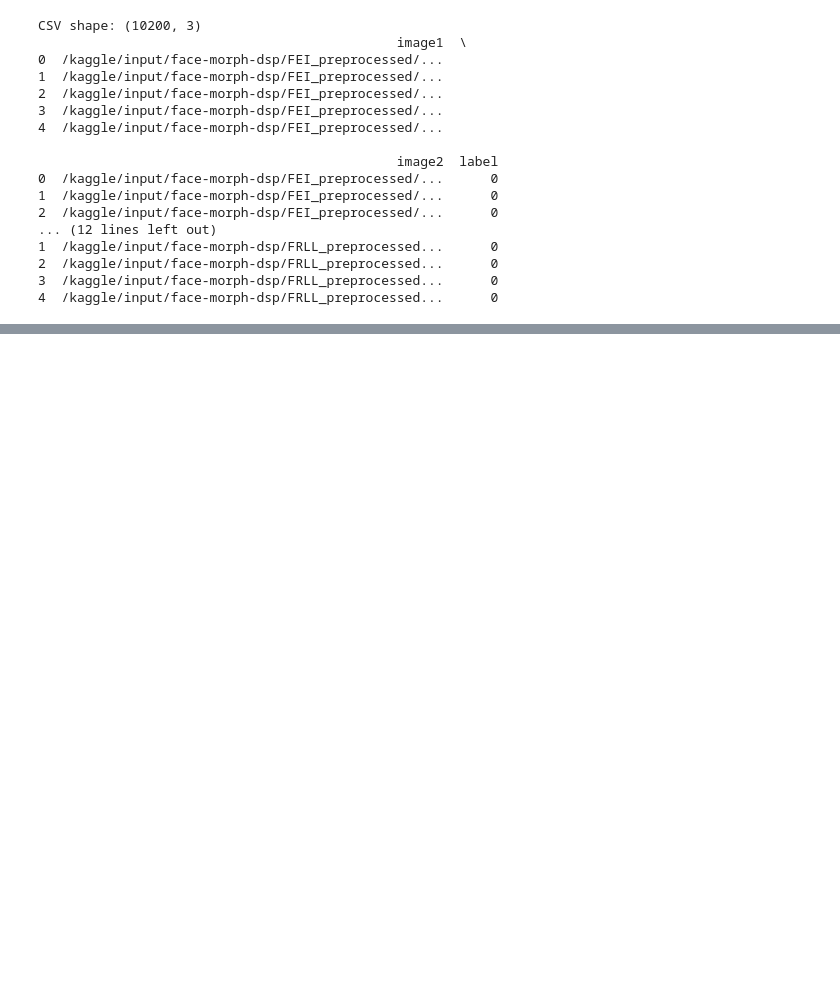
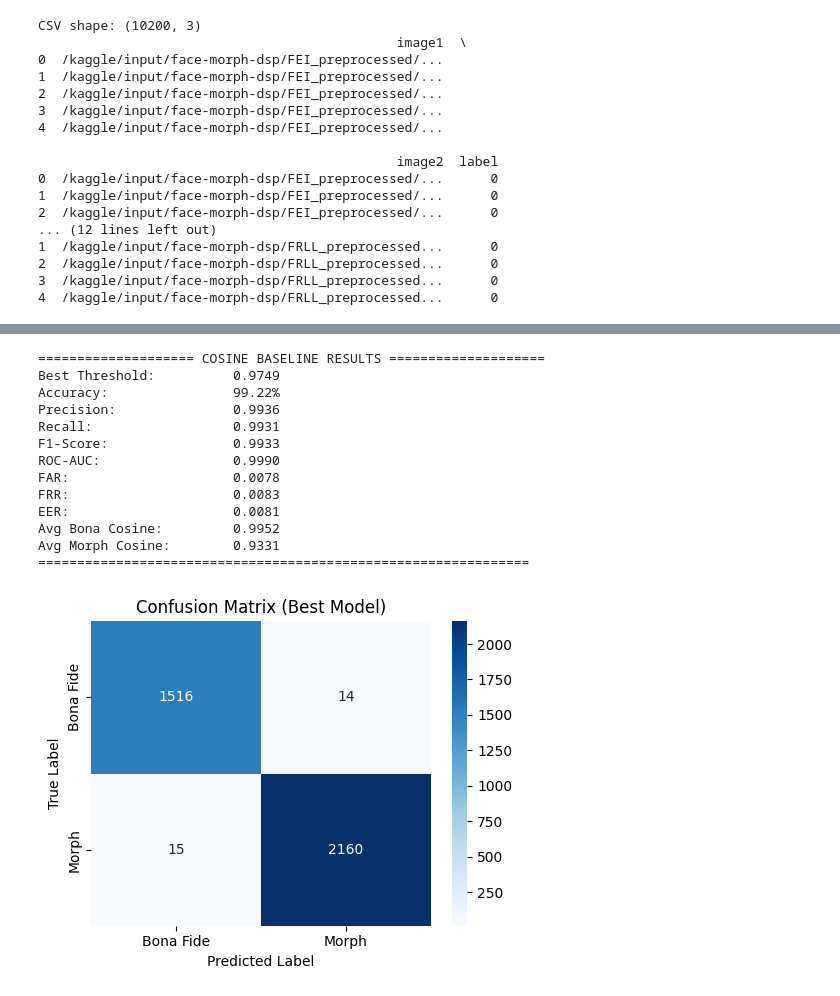
Before and after one commit to yicikek/FYP, a Jupyter notebook: Baseline_Comparision/baseline-comparision.ipynb, the cells around one changed output, grey strips where cells are left out. Saved outputs shown, nothing was run; the diff lists cells and outputs as text; code cells hidden in the pictures; blank space fills up the shorter version.

Commit message:
Kaggle Notebook | BASELINE COMPARISION | Version 3

```diff
--- a/Baseline_Comparision/baseline-comparision.ipynb
+++ b/Baseline_Comparision/baseline-comparision.ipynb
@@ -385,7 +385,7 @@ def evaluate_cosine_full(model, dataloader, device):
     precision = precision_score(all_labels, preds, zero_division=0)
     recall = recall_score(all_labels, preds, zero_division=0)
     f1 = f1_score(all_labels, preds, zero_division=0)
-    roc_auc = roc_auc_score(all_labels, all_scores)
+    roc_auc = roc_auc_score(all_labels, 1- all_scores)
 
     # ------------------------------------------------------
     # 🔥 FAR / FRR / EER
@@ -693,3 +713,31 @@ Avg Morph Cosine:        0.6589
  'all_scores': array([0.726274  , 0.86228114, 0.9211072 , ..., 0.67393696, 0.67367387,
         0.6098199 ], dtype=float32),
  'all_labels': array([0, 0, 0, ..., 1, 1, 1])}
+# %%
+import matplotlib.pyplot as plt
+import seaborn as sns
+from sklearn.metrics import confusion_matrix
+
+def plot_confusion_matrix(all_labels, all_scores, threshold):
+    """
+    Plot confusion matrix using best threshold
+    """
+    preds = (all_scores < threshold).astype(int)  # morph = 1
+
+    cm = confusion_matrix(all_labels, preds)
+
+    plt.figure(figsize=(5,4))
+    sns.heatmap(
+        cm,
+        annot=True,
+        fmt="d",
+        cmap="Blues",
+        xticklabels=["Bona Fide", "Morph"],
+        yticklabels=["Bona Fide", "Morph"]
+    )
+
+    plt.xlabel("Predicted Label")
+    plt.ylabel("True Label")
+    plt.title("Confusion Matrix (Best Model)")
+    plt.tight_layout()
+    plt.show()
@@ -695,0 +807,23 @@ Avg Morph Cosine:        0.6589
+# %%
+result= evaluate_cosine_full(embed_model, frll_test_loader, device)
+
+all_labels = result["all_labels"]
+all_scores = result["all_scores"]
+best_t     = result["threshold"]
+
+plot_confusion_matrix(all_labels, all_scores, best_t)
+# %% [output]
+==================== COSINE BASELINE RESULTS ====================
+Best Threshold:          0.9749
+Accuracy:                99.22%
+Precision:               0.9936
+Recall:                  0.9931
+F1-Score:                0.9933
+ROC-AUC:                 0.9990
+FAR:                     0.0078
+FRR:                     0.0083
+EER:                     0.0081
+Avg Bona Cosine:         0.9952
+Avg Morph Cosine:        0.9331
+===============================================================
+[figure, added]
```
Also changed, not shown: parts of 10 cells of this notebook.
